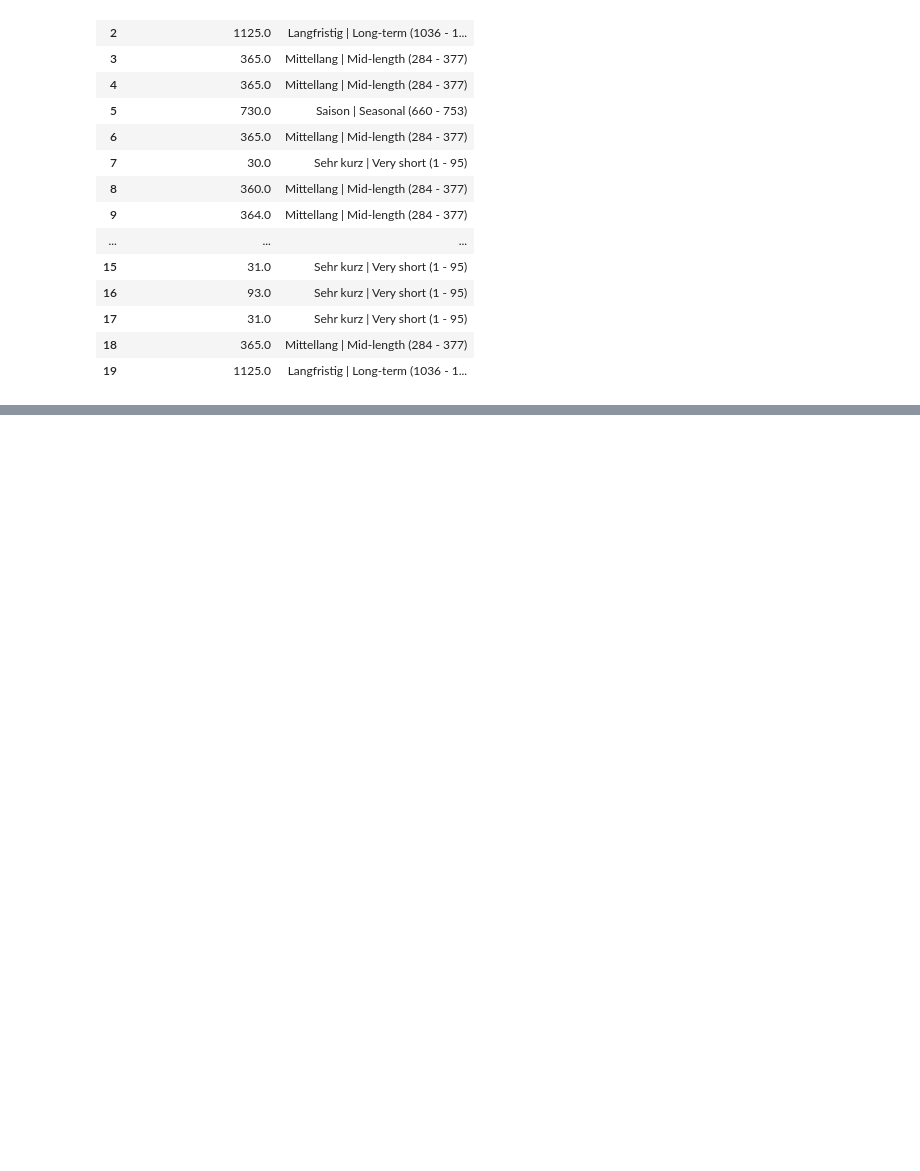
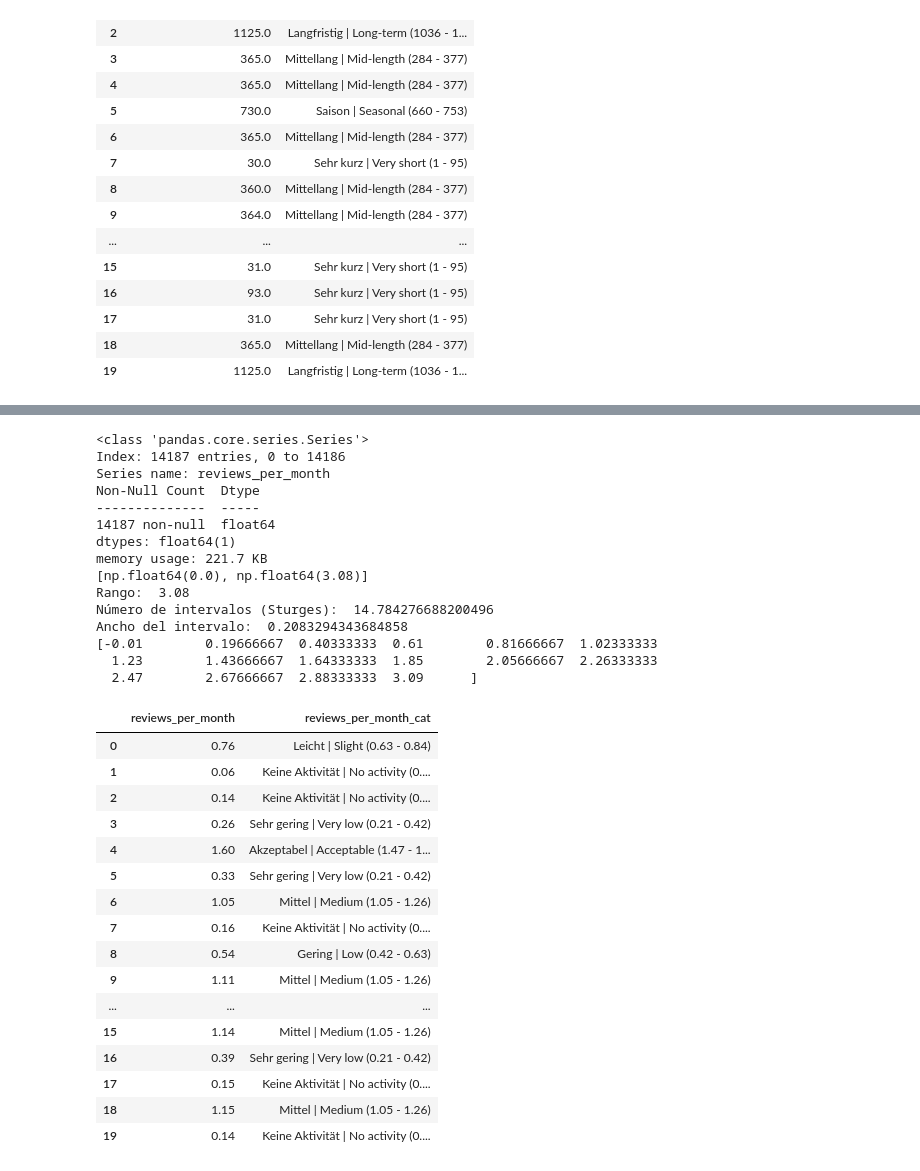
Before and after one commit to Raydays55/Actividad-5, a Jupyter notebook: Act5.ipynb, the cells around one changed output, grey strips where cells are left out. Cells and saved outputs as stored; diff of their text form; code cells hidden in the pictures; blank space fills up the shorter version.

```diff
--- a/Act5.ipynb
+++ b/Act5.ipynb
@@ -871,2 +1107,80 @@ Ancho del intervalo:  95.57450998788002
 # %%
-#reviews_per_month
+# reviews_per_month
+df_extrac['reviews_per_month'].info()
+n = 14187
+
+Max_rpm = df_extrac['reviews_per_month'].max() #3.08
+Min_rpm = df_extrac['reviews_per_month'].min() #0
+Limites_rpm = [Min_rpm, Max_rpm]
+print(Limites_rpm)
+
+R_rpm = Max_rpm - Min_rpm
+print("Rango: ", R_rpm) #3.08
+
+ni_rpm = 1 + 3.32 * np.log10(n)
+print("Número de intervalos (Sturges): ", ni_rpm) #14.78
+
+i_rpm = R_rpm / ni_rpm
+print("Ancho del intervalo: ", i_rpm) #0.21
+
+intervalos_rpm = np.linspace(Min_rpm - 0.01, Max_rpm + 0.01, 16)
+print(intervalos_rpm)
+
+categorias_rpm = ["Keine Aktivität | No activity (0.00 - 0.21)",
+    "Sehr gering | Very low (0.21 - 0.42)",
+    "Gering | Low (0.42 - 0.63)",
+    "Leicht | Slight (0.63 - 0.84)",
+    "Mäßig niedrig | Moderately low (0.84 - 1.05)",
+    "Mittel | Medium (1.05 - 1.26)",
+    "Stabil | Steady (1.26 - 1.47)",
+    "Akzeptabel | Acceptable (1.47 - 1.68)",
+    "Regelmäßig | Regular (1.68 - 1.89)",
+    "Hoch | High (1.89 - 2.10)",
+    "Sehr hoch | Very high (2.10 - 2.31)",
+    "Intensiv | Intensive (2.31 - 2.52)",
+    "Extensiv | Extensive (2.52 - 2.73)",
+    "Exzellent | Excellent (2.73 - 2.94)",
+    "Außergewöhnlich | Exceptional (2.94 - 3.08)"]
+
+df_extrac['reviews_per_month_cat'] = pd.cut(
+    x=df_extrac['reviews_per_month'],
+    bins=intervalos_rpm,
+    labels=categorias_rpm,
+    include_lowest=True,
+    right=False
+)
+
+df_extrac[['reviews_per_month', 'reviews_per_month_cat']].head(20)
+# %% [output]
+<class 'pandas.core.series.Series'>
+Index: 14187 entries, 0 to 14186
+Series name: reviews_per_month
+Non-Null Count  Dtype
+--------------  -----
+14187 non-null  float64
+dtypes: float64(1)
+memory usage: 221.7 KB
+[np.float64(0.0), np.float64(3.08)]
+Rango:  3.08
+Número de intervalos (Sturges):  14.784276688200496
+Ancho del intervalo:  0.2083294343684858
+[-0.01        0.19666667  0.40333333  0.61        0.81666667  1.02333333
+  1.23        1.43666667  1.64333333  1.85        2.05666667  2.26333333
+  2.47        2.67666667  2.88333333  3.09      ]
+|  | reviews_per_month | reviews_per_month_cat |
+| 0 | 0.76 | Leicht | Slight (0.63 - 0.84) |
+| 1 | 0.06 | Keine Aktivität | No activity (0.... |
+| 2 | 0.14 | Keine Aktivität | No activity (0.... |
+| 3 | 0.26 | Sehr gering | Very low (0.21 - 0.42) |
+| 4 | 1.60 | Akzeptabel | Acceptable (1.47 - 1... |
+| 5 | 0.33 | Sehr gering | Very low (0.21 - 0.42) |
+| 6 | 1.05 | Mittel | Medium (1.05 - 1.26) |
+| 7 | 0.16 | Keine Aktivität | No activity (0.... |
+| 8 | 0.54 | Gering | Low (0.42 - 0.63) |
+| 9 | 1.11 | Mittel | Medium (1.05 - 1.26) |
+| ... | ... | ... |
+| 15 | 1.14 | Mittel | Medium (1.05 - 1.26) |
+| 16 | 0.39 | Sehr gering | Very low (0.21 - 0.42) |
+| 17 | 0.15 | Keine Aktivität | No activity (0.... |
+| 18 | 1.15 | Mittel | Medium (1.05 - 1.26) |
+| 19 | 0.14 | Keine Aktivität | No activity (0.... |
```
Also changed, not shown: parts of 3 cells of this notebook.
